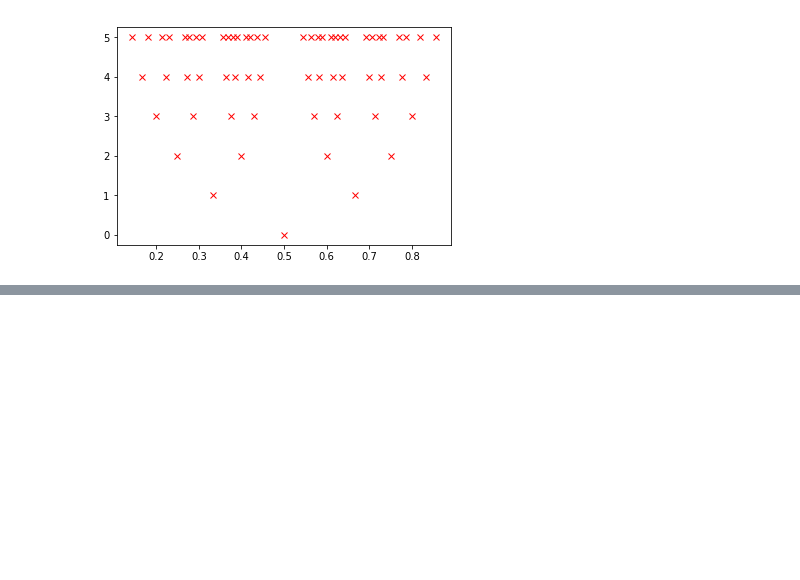
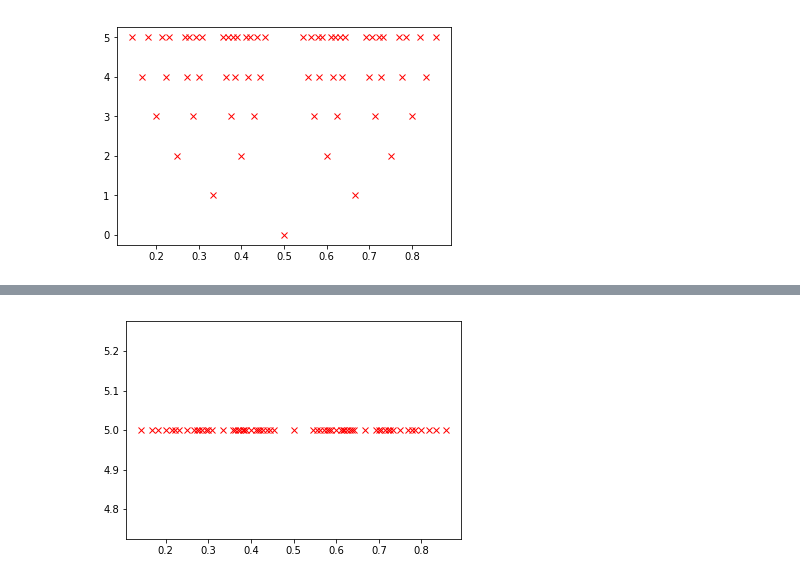
Before and after one commit to macbuse/macbuse.github.io, a Jupyter notebook: PROG/Untitled1.ipynb, the cells around one changed output, grey strips where cells are left out. Cells and saved outputs as stored; diff of their text form; code cells hidden in the pictures; blank space fills up the shorter version.

```diff
--- a/PROG/Untitled1.ipynb
+++ b/PROG/Untitled1.ipynb
@@ -264,0 +303,9 @@ for k in range(6):
+# %%
+tmp = np.copy(rats)
+k = 0
+while tmp.shape[0] > 2:
+    fracs = tmp[1::2,0]/tmp[1::2,1]
+    plt.plot(fracs, k*np.ones_like(fracs), 'rx')
+    tmp = tmp[::2]
+# %% [output]
+[figure, added]
```
Also changed, not shown: parts of 8 cells of this notebook.
